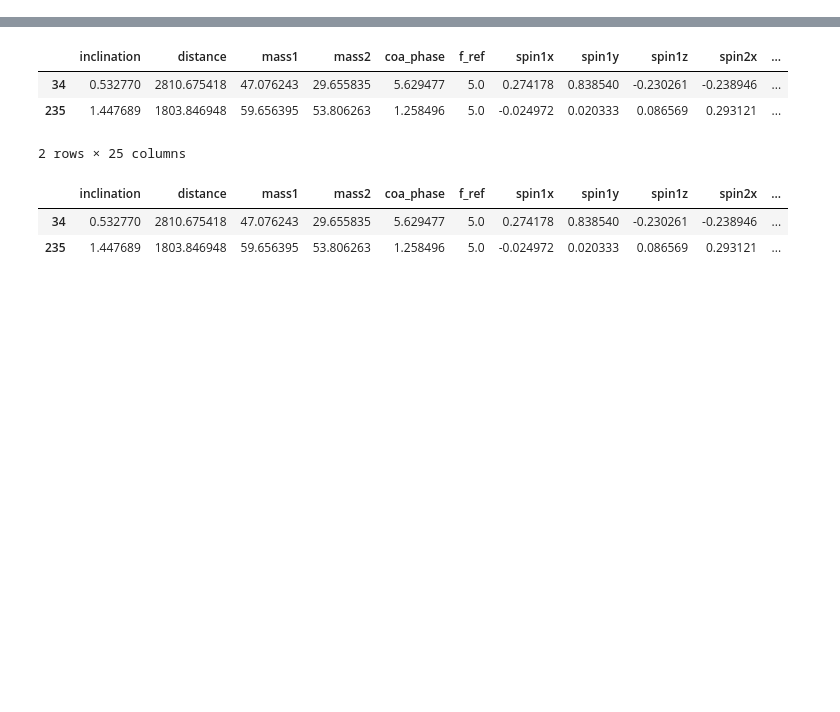
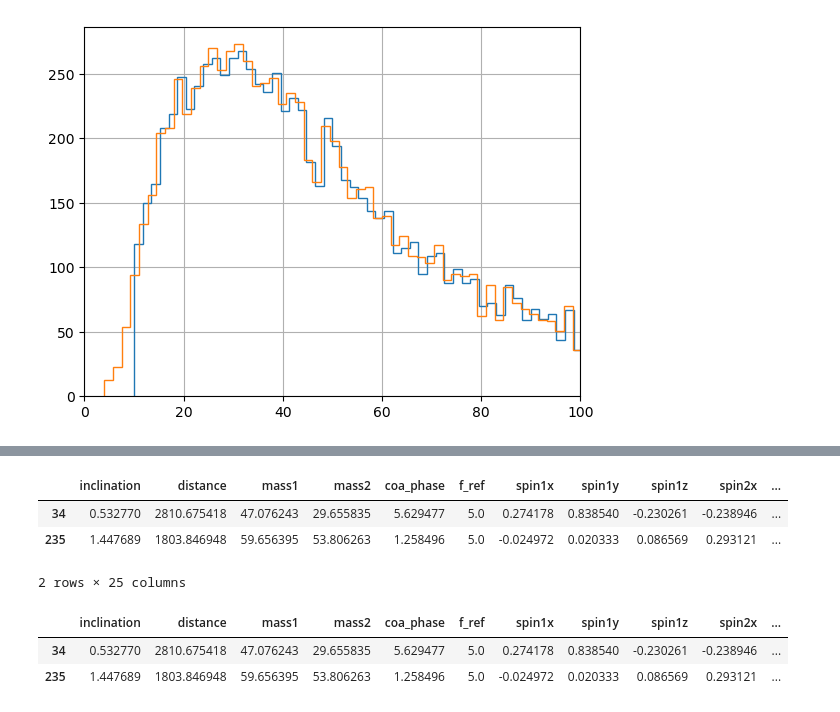
Before and after one commit to divyajyoti09/next_gen_detect, a Jupyter notebook: SNR_plots.ipynb, the cells around one changed output, grey strips where cells are left out. Saved outputs shown, nothing was run; the diff lists cells and outputs as text; code cells hidden in the pictures; blank space fills up the shorter version.

```diff
--- a/SNR_plots.ipynb
+++ b/SNR_plots.ipynb
@@ -44,0 +84,11 @@ Index(['inclination', 'distance', 'mass1', 'mass2', 'coa_phase', 'f_ref',
+# %%
+plt.hist(detected_31_days_LHV_xg_netw['SNR_network'], bins=500, histtype=u'step');
+plt.hist(data_31_days_LHV_XG['SNR_network'], bins=500, histtype=u'step');
+#plt.hist(detected_31_days_LHV_xg_netw['SNR_network'], bins=100, histtype=u'step',cumulative=True);
+#plt.hist(detected_31_days_LHV_aplus_netw['SNR_network'], bins=10, histtype=u'step');
+#plt.hist(detected_31_days_LHV_design_netw['SNR_network'], bins=10, histtype=u'step');
+#plt.yscale('log')
+plt.xlim(0,100)
+plt.grid()
+# %% [output]
+[figure, added]
```
Also changed, not shown: parts of 14 cells of this notebook, 1 other file.
